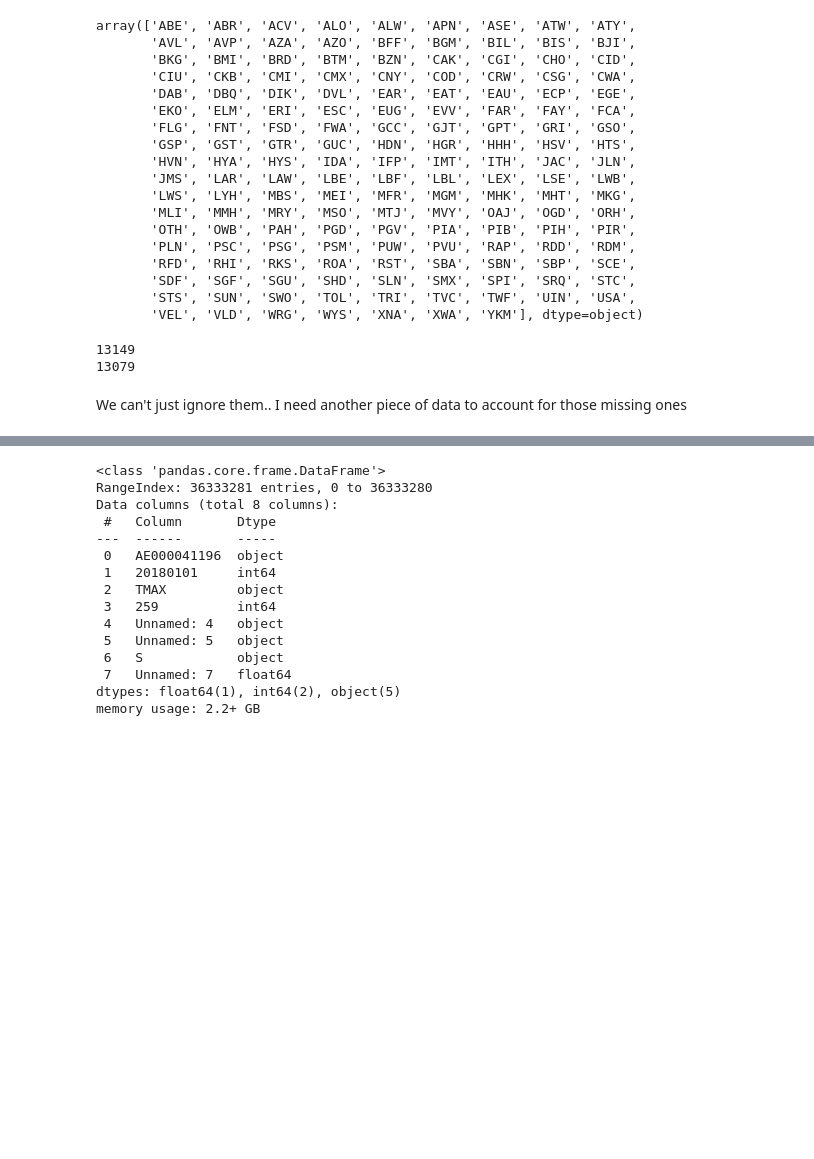
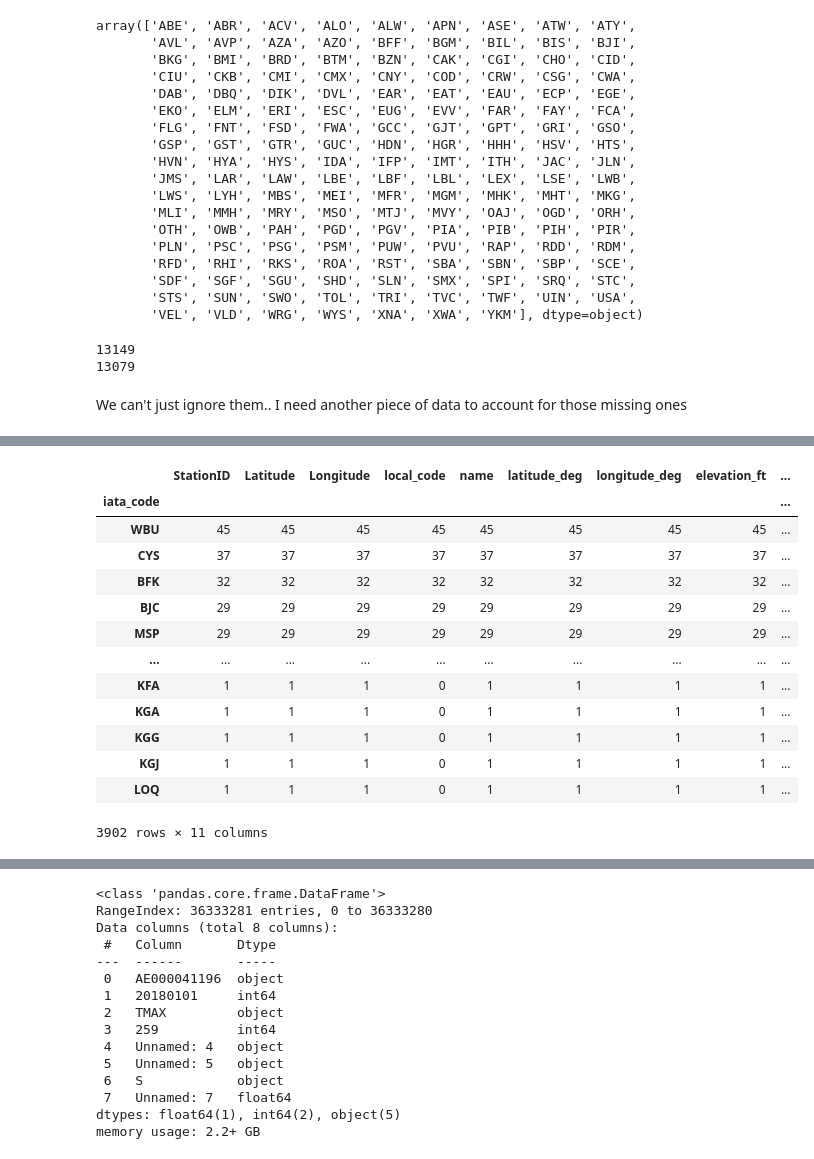
Before and after one commit to 538455/LHL_MidTermProject-Flight-Delay-Predictions, a Jupyter notebook: src/ipynb/Weather_API.ipynb, the cells around one changed output, grey strips where cells are left out. Drawn from its saved outputs; the diff is of its cells as text; code cells hidden in the pictures; blank space fills up the shorter version.

Commit message:
Moving forward with Weather API

```diff
--- a/src/ipynb/Weather_API.ipynb
+++ b/src/ipynb/Weather_API.ipynb
@@ -142,0 +289,9 @@ Once we filtered using the lat longs, we'll have the Stationd ID to filter the m
+# %%
+#import ghcnd-stations
+weather_stations = pd.read_csv("../../data/raw/ghcnd-stations.txt", sep='\t', header=None, index_col=None)
+
+# Ok so we have to split the first column into 3 columns Station ID, Latitude, Longitude and keep only those columns
+weather_stations = weather_stations[0].str.split(expand=True)
+weather_stations = weather_stations.iloc[:, :3]
+weather_stations.columns = ['StationID', 'Latitude', 'Longitude']
+weather_stations
@@ -142,0 +332,11 @@ Once we filtered using the lat longs, we'll have the Stationd ID to filter the m
+# %%
+#Let's start by rounding the latitude and longitude of weather_stations and airport_location to 1 decimals
+
+#convert the latitude and longitude to float
+weather_stations['Latitude'] = weather_stations['Latitude'].astype(float)
+weather_stations['Longitude'] = weather_stations['Longitude'].astype(float)
+
+weather_stations['Latitude'] = weather_stations['Latitude'].round(1)
+weather_stations['Longitude'] = weather_stations['Longitude'].round(1)
+airport_location['latitude_deg'] = airport_location['latitude_deg'].round(1)
+airport_location['longitude_deg'] = airport_location['longitude_deg'].round(1)
@@ -142,0 +420,39 @@ Once we filtered using the lat longs, we'll have the Stationd ID to filter the m
+# %%
+# weather stations that have the same latitude and longitude as airports(NE)
+NEweather_stations = weather_stations[weather_stations['Latitude'].isin(airport_location['latitude_deg'])]
+NEweather_stations = weather_stations[weather_stations['Longitude'].isin(airport_location['longitude_deg'])]
+
+# weather stations that have the same latitude and -0.1 longitude as weather stations (SE)
+SEweather_stations = weather_stations[weather_stations['Latitude'].isin(airport_location['latitude_deg'])]
+SEweather_stations = weather_stations[weather_stations['Longitude'].isin(airport_location['longitude_deg'] - 0.1)]
+
+# weather stations that have -0.1 latitude and the same longitude as weather stations (NW)
+NWweather_stations = weather_stations[weather_stations['Latitude'].isin(airport_location['latitude_deg'] - 0.1)]
+NWweather_stations = weather_stations[weather_stations['Longitude'].isin(airport_location['longitude_deg'])]
+
+# weather stations that have -0.1 latitude and -0.1 longitude as weather stations (SW)
+SWweather_stations = weather_stations[weather_stations['Latitude'].isin(airport_location['latitude_deg'] - 0.1)]
+SWweather_stations = weather_stations[weather_stations['Longitude'].isin(airport_location['longitude_deg'] - 0.1)]
+
+# Concatenate the 4 dataframes
+weather_stations = pd.concat([NEweather_stations, SEweather_stations, NWweather_stations, SWweather_stations])
+
+# Drop duplicates
+weather_stations = weather_stations.drop_duplicates()
+# %%
+weather_stations.groupby('iata_code').count().sort_values(by='StationID', ascending=False)
+# %% [output]
+|  | StationID | Latitude | Longitude | local_code | name | latitude_deg | longitude_deg | elevation_ft | ... |
+| iata_code |  |  |  |  |  |  |  |  | ... |
+| WBU | 45 | 45 | 45 | 45 | 45 | 45 | 45 | 45 | ... |
+| CYS | 37 | 37 | 37 | 37 | 37 | 37 | 37 | 37 | ... |
+| BFK | 32 | 32 | 32 | 32 | 32 | 32 | 32 | 32 | ... |
+| BJC | 29 | 29 | 29 | 29 | 29 | 29 | 29 | 29 | ... |
+| MSP | 29 | 29 | 29 | 29 | 29 | 29 | 29 | 29 | ... |
+| ... | ... | ... | ... | ... | ... | ... | ... | ... | ... |
+| KFA | 1 | 1 | 1 | 0 | 1 | 1 | 1 | 1 | ... |
+| KGA | 1 | 1 | 1 | 0 | 1 | 1 | 1 | 1 | ... |
+| KGG | 1 | 1 | 1 | 0 | 1 | 1 | 1 | 1 | ... |
+| KGJ | 1 | 1 | 1 | 0 | 1 | 1 | 1 | 1 | ... |
+| LOQ | 1 | 1 | 1 | 0 | 1 | 1 | 1 | 1 | ... |
+3902 rows × 11 columns
```
Also changed, not shown: parts of 59 cells of this notebook, 3 other files.
